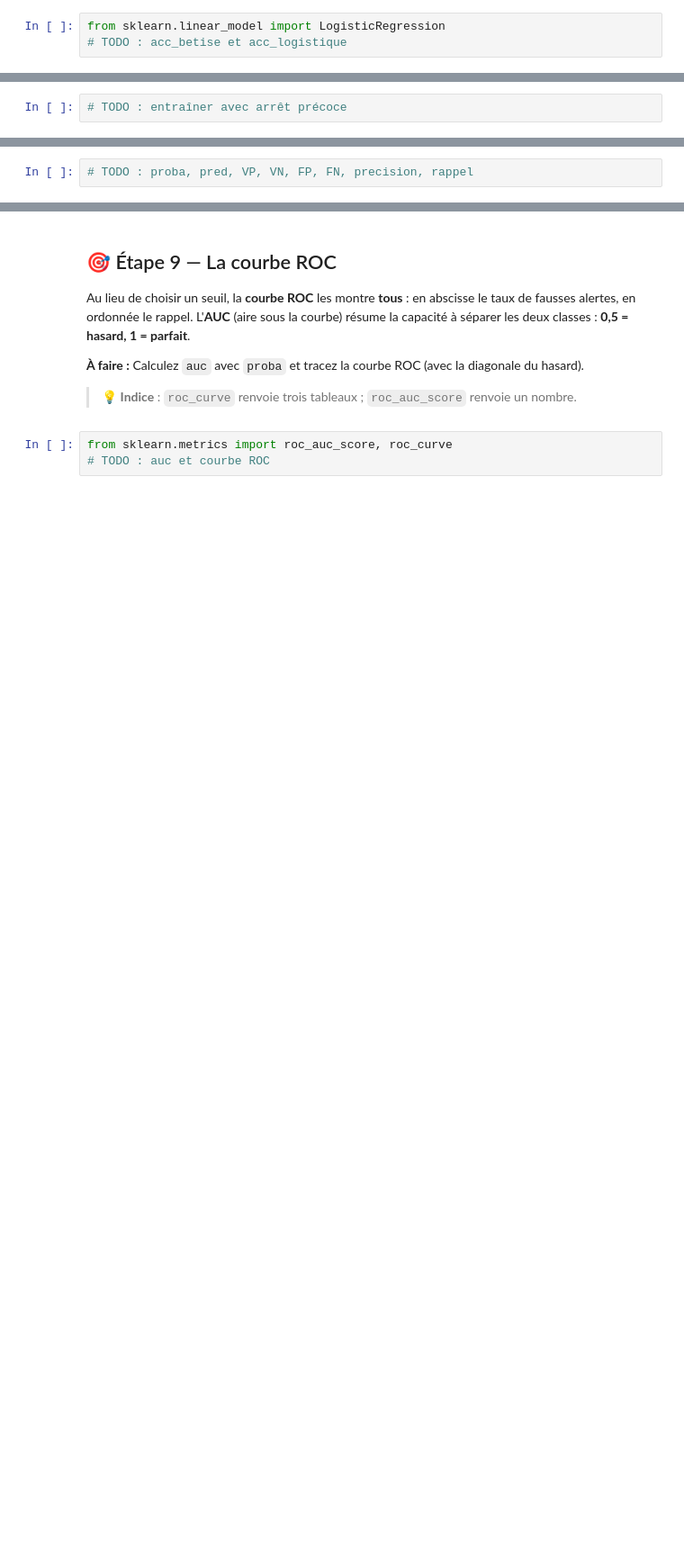
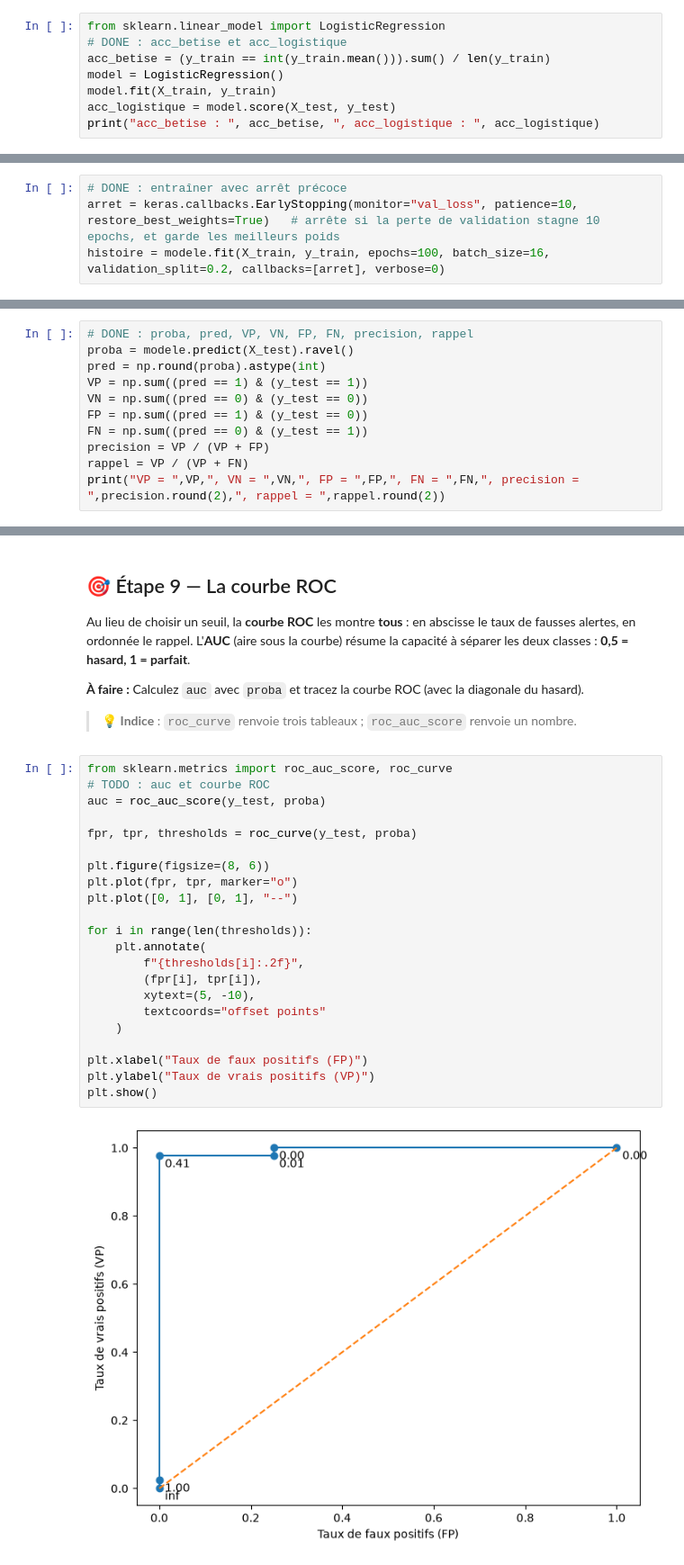
Before and after one commit to FredericPerret/Exercices, a Jupyter notebook: TexteEtReseau/tp2_classification_binaire.ipynb, the cells around one changed output, grey strips where cells are left out. Shown at 90% size. Drawn from its saved outputs; the diff is of its cells as text; blank space fills up the shorter version.

```diff
--- a/TexteEtReseau/tp2_classification_binaire.ipynb
+++ b/TexteEtReseau/tp2_classification_binaire.ipynb
@@ -63,4 +79,9 @@ Si **90 % des cas sont bénins**, répondre toujours « bénin » donne 90 % de
 > 💡 **Indice** : La classe la plus fréquente : `y_train.mean()`. `LogisticRegression(max_iter=2000)` puis `.score(X_test, y_test)`.
 # %%
 from sklearn.linear_model import LogisticRegression
-# TODO : acc_betise et acc_logistique
+# DONE : acc_betise et acc_logistique
+acc_betise = (y_train == int(y_train.mean())).sum() / len(y_train)
+model = LogisticRegression()
+model.fit(X_train, y_train)
+acc_logistique = model.score(X_test, y_test)
+print("acc_betise : ", acc_betise, ", acc_logistique : ", acc_logistique)
@@ -88,7 +139,9 @@ Plutôt que de deviner le bon nombre d'epochs, on laisse le réseau s'arrêter *
 
 > 💡 **Indice** : `keras.callbacks.EarlyStopping(monitor=..., patience=..., restore_best_weights=...)`, passé via l'argument `callbacks`.
 # %%
-# TODO : entraîner avec arrêt précoce
+# DONE : entraîner avec arrêt précoce
+arret = keras.callbacks.EarlyStopping(monitor="val_loss", patience=10, restore_best_weights=True)   # arrête si la perte de validation stagne 10 epochs, et garde les meilleurs poids
+histoire = modele.fit(X_train, y_train, epochs=100, batch_size=16, validation_split=0.2, callbacks=[arret], verbose=0)
 # %%
 # ✅ Contrôle (ne pas modifier)
 controle(len(histoire.history['loss']) < 100, 'Arrêt automatique avant 100 epochs (%d)' % len(histoire.history['loss']), 'Le réseau est allé jusqu\'à 100 epochs : l\'arrêt précoce n\'a pas joué')
@@ -112,4 +169,13 @@ Au lieu d'un seul pourcentage, on **compte les quatre cas** : **VP** (malin dét
 
 > 💡 **Indice** : `np.sum((pred == 1) & (y_test == 1))` compte les VP. Faites de même pour les trois autres cas.
 # %%
-# TODO : proba, pred, VP, VN, FP, FN, precision, rappel
+# DONE : proba, pred, VP, VN, FP, FN, precision, rappel
+proba = modele.predict(X_test).ravel()
+pred = np.round(proba).astype(int)
+VP = np.sum((pred == 1) & (y_test == 1))
+VN = np.sum((pred == 0) & (y_test == 0))
+FP = np.sum((pred == 1) & (y_test == 0))
+FN = np.sum((pred == 0) & (y_test == 1))
+precision = VP / (VP + FP)
+rappel = VP / (VP + FN)
+print("VP = ",VP,", VN = ",VN,", FP = ",FP,", FN = ",FN,", precision = ",precision.round(2),", rappel = ",rappel.round(2))
@@ -152,3 +246,24 @@ Au lieu de choisir un seuil, la **courbe ROC** les montre **tous** : en abscisse
 # %%
 from sklearn.metrics import roc_auc_score, roc_curve
 # TODO : auc et courbe ROC
+auc = roc_auc_score(y_test, proba)
+
+fpr, tpr, thresholds = roc_curve(y_test, proba)
+
+plt.figure(figsize=(8, 6))
+plt.plot(fpr, tpr, marker="o")
+plt.plot([0, 1], [0, 1], "--")
+
+for i in range(len(thresholds)):
+    plt.annotate(
+        f"{thresholds[i]:.2f}",
+        (fpr[i], tpr[i]),
+        xytext=(5, -10),
+        textcoords="offset points"
+    )
+
+plt.xlabel("Taux de faux positifs (FP)")
+plt.ylabel("Taux de vrais positifs (VP)")
+plt.show()
+# %% [output]
+[figure, added]
```
Also changed, not shown: parts of 17 cells of this notebook, 1 other file.
